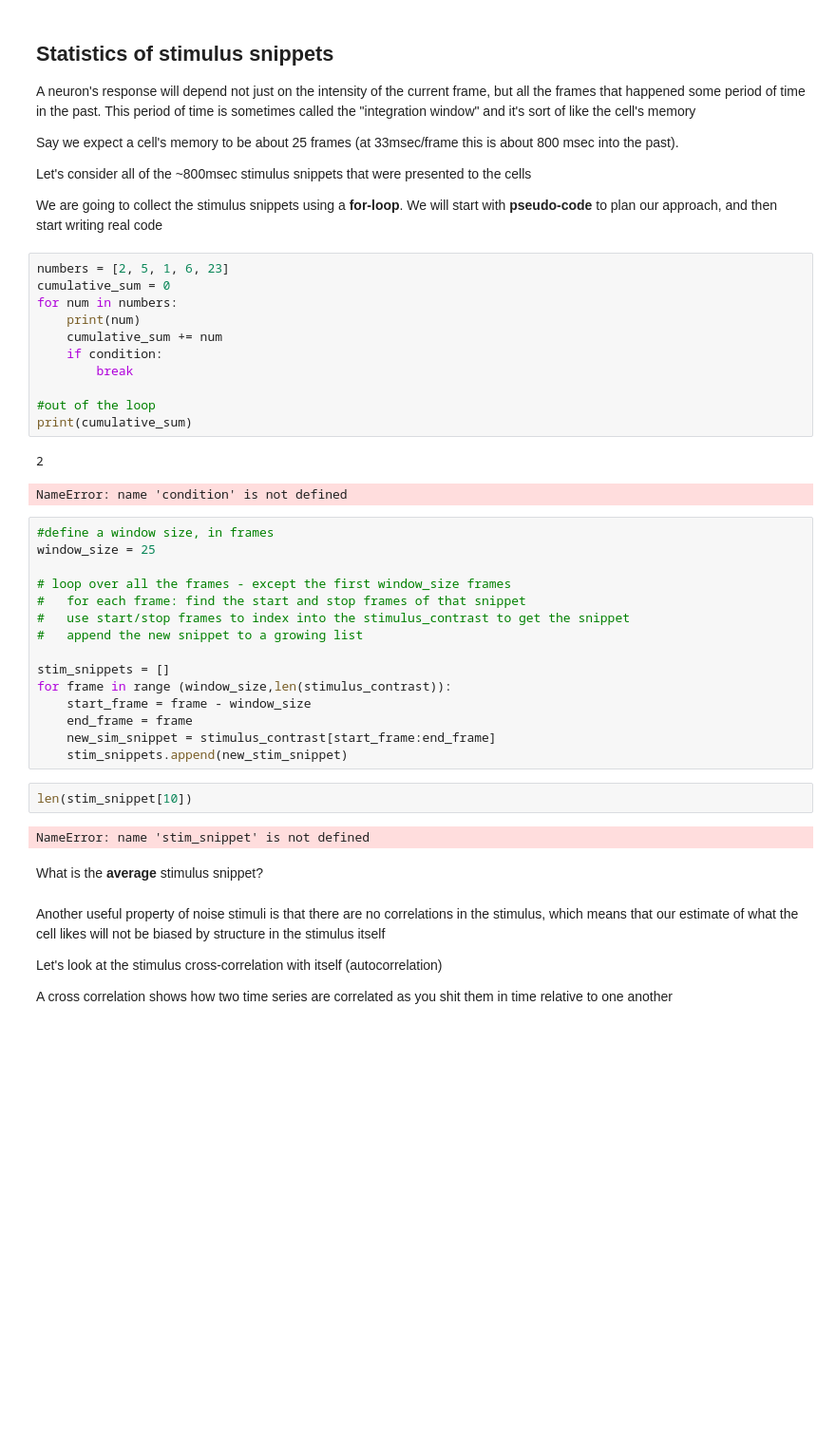
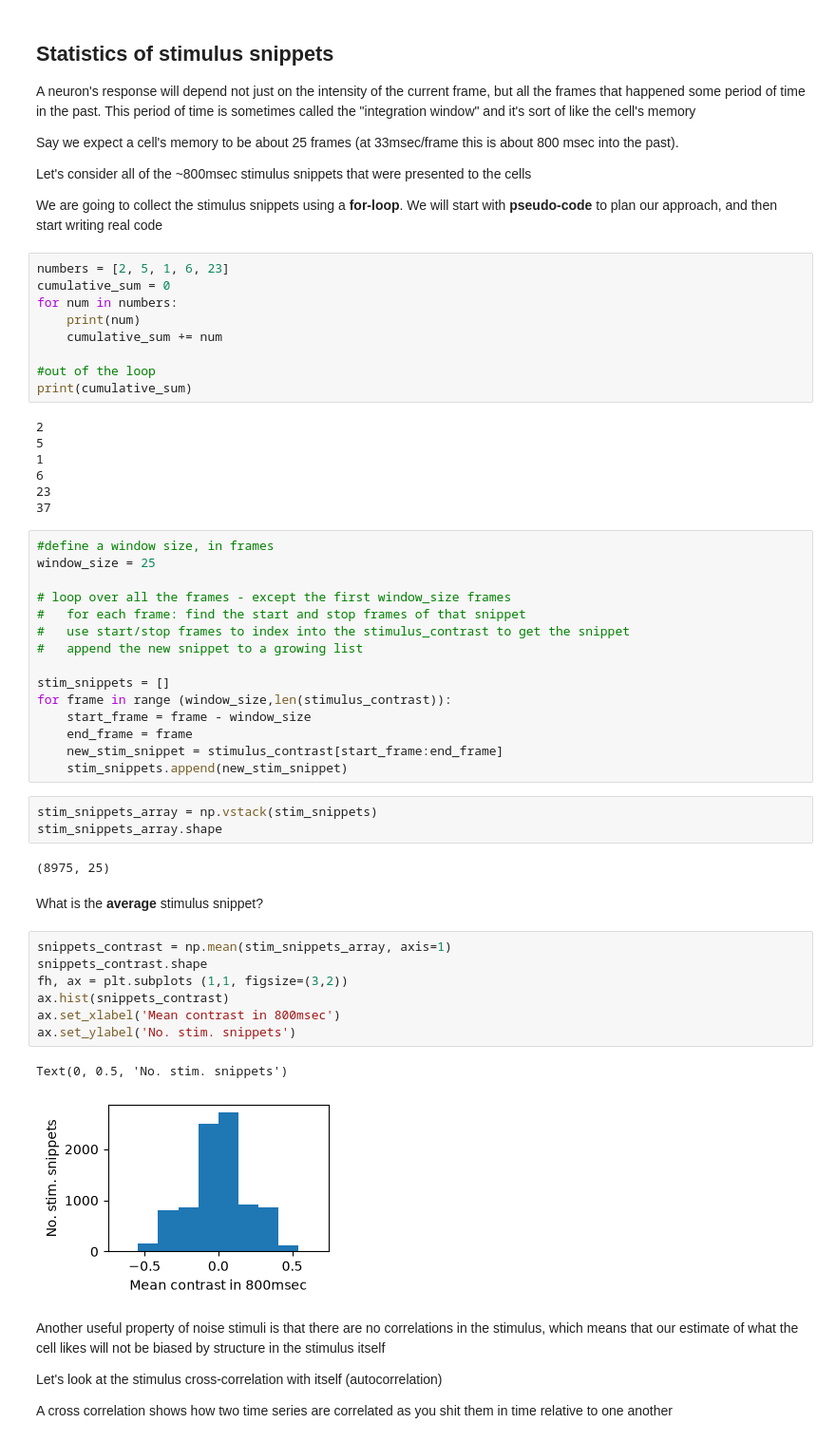
Before and after one commit to Sdivekar05/ABIO558-Shraddha, a Jupyter notebook: miniproject_2_blank.ipynb, the cells around one changed output. Shown at 95% size. Drawn from its saved outputs; the diff is of its cells as text; blank space fills up the shorter version.

```diff
--- a/miniproject_2_blank.ipynb
+++ b/miniproject_2_blank.ipynb
@@ -146,14 +146,16 @@ cumulative_sum = 0
 for num in numbers:
     print(num)
     cumulative_sum += num
-    if condition:
-        break
 
 #out of the loop
 print(cumulative_sum)
 # %% [output]
 2
+5
+1
+6
+23
+37
-NameError: name 'condition' is not defined
 # %%
 #define a window size, in frames
 window_size = 25
@@ -167,14 +169,25 @@ stim_snippets = []
 for frame in range (window_size,len(stimulus_contrast)):
     start_frame = frame - window_size
     end_frame = frame
-    new_sim_snippet = stimulus_contrast[start_frame:end_frame]
+    new_stim_snippet = stimulus_contrast[start_frame:end_frame]
     stim_snippets.append(new_stim_snippet)
 # %%
-len(stim_snippet[10])
+stim_snippets_array = np.vstack(stim_snippets)
+stim_snippets_array.shape
 # %% [output]
-NameError: name 'stim_snippet' is not defined
+(8975, 25)
 # %% [markdown]
 What is the **average** stimulus snippet?
+# %%
+snippets_contrast = np.mean(stim_snippets_array, axis=1)
+snippets_contrast.shape
+fh, ax = plt.subplots (1,1, figsize=(3,2))
+ax.hist(snippets_contrast)
+ax.set_xlabel('Mean contrast in 800msec')
+ax.set_ylabel('No. stim. snippets')
+# %% [output]
+Text(0, 0.5, 'No. stim. snippets')
+[figure, added]
 # %% [markdown]
 Another useful property of noise stimuli is that there are no correlations in the stimulus, which means that our estimate of what the cell likes will not be biased by structure in the stimulus itself
 
```
Also changed, not shown: parts of 5 cells of this notebook.
